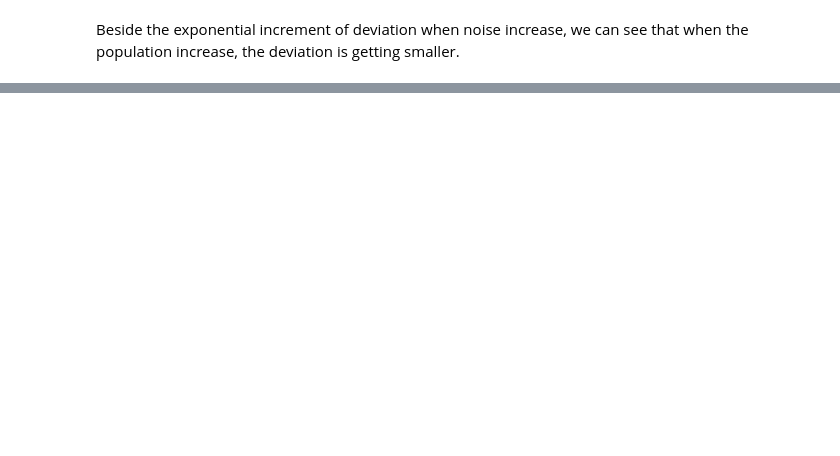
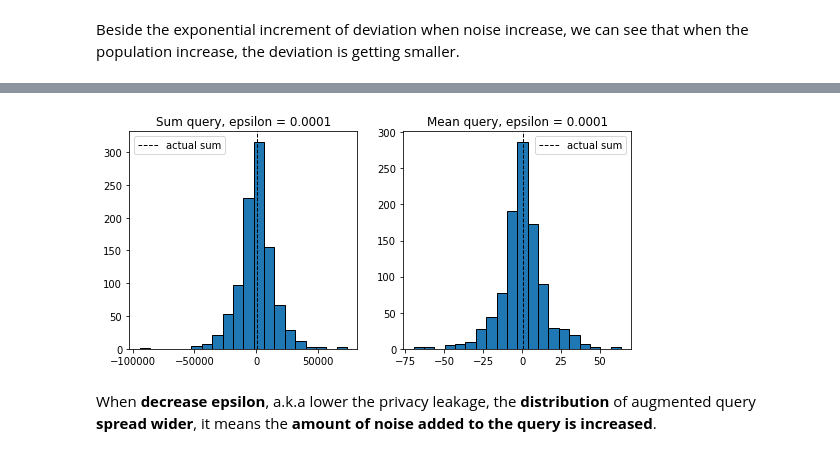
Before and after one commit to Luvata/udacity_private_ai, a Jupyter notebook: L5_intro_local_global_differential_privacy/Local and Global Differential Privacy.ipynb, the cells around one changed output, grey strips where cells are left out. Saved outputs shown, nothing was run; the diff lists cells and outputs as text; code cells hidden in the pictures; blank space fills up the shorter version.

```diff
--- a/L5_intro_local_global_differential_privacy/Local and Global Differential Privacy.ipynb
+++ b/L5_intro_local_global_differential_privacy/Local and Global Differential Privacy.ipynb
@@ -136,0 +245,6 @@ Beside the exponential increment of deviation when noise increase, we can see th
+# %%
+plot_distribution(epsilon=0.0001)
+# %% [output]
+[figure, added]
+# %% [markdown]
+When **decrease epsilon**, a.k.a lower the privacy leakage, the **distribution** of augmented query **spread wider**, it means the **amount of noise added to the query is increased**.
```
Also changed, not shown: parts of 15 cells of this notebook, 4 other files.
